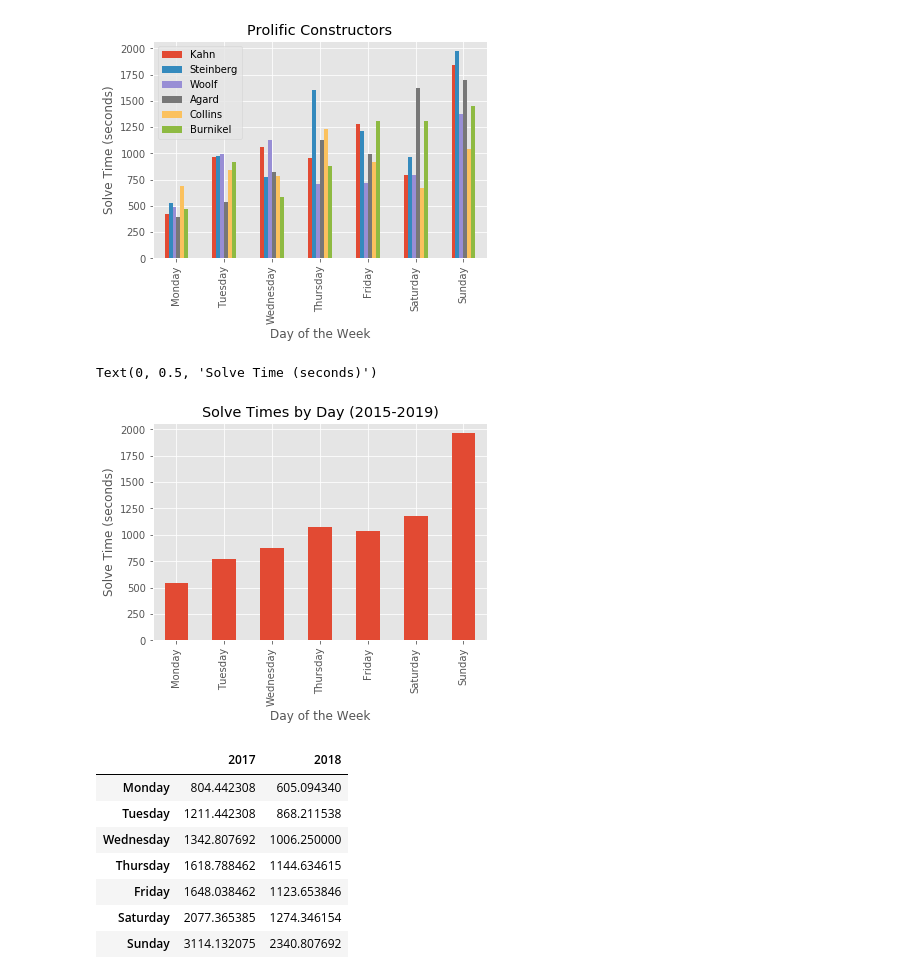
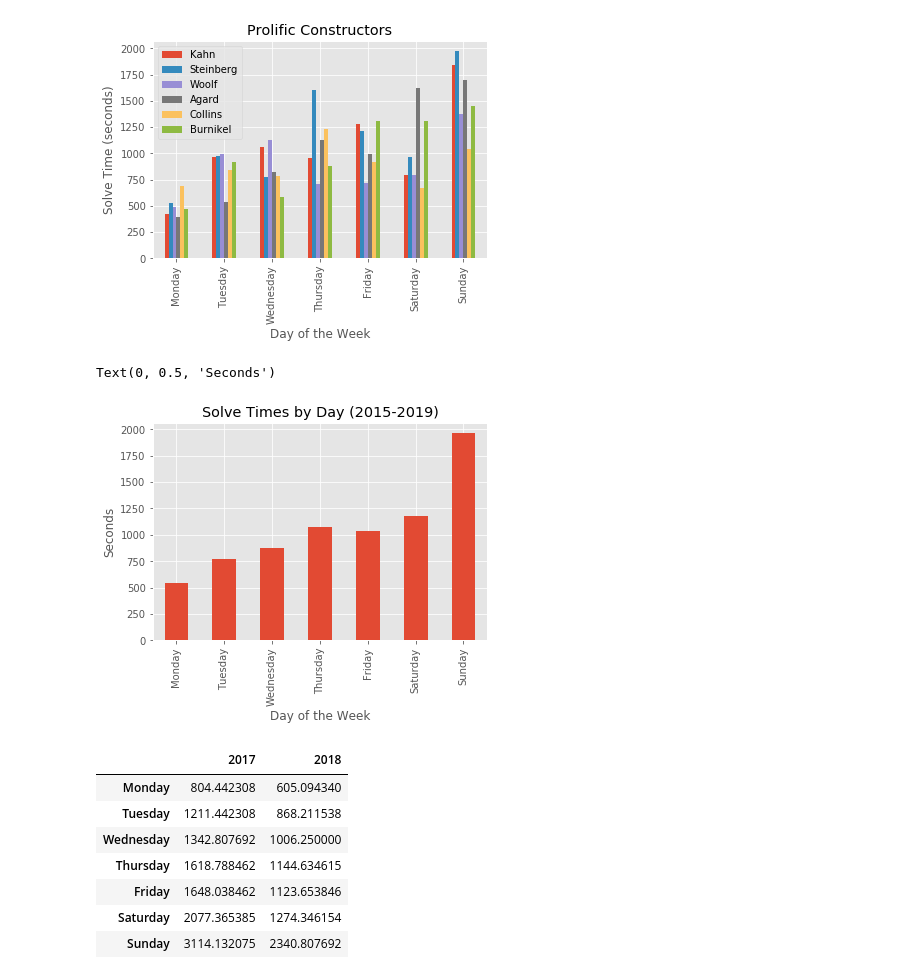
Before and after one commit to kejohnson1231/Crosswords, a Jupyter notebook: capstone_one_clean.ipynb, the cells around one changed output. Drawn from its saved outputs; the diff is of its cells as text; code cells hidden in the pictures.

```diff
--- a/capstone_one_clean.ipynb
+++ b/capstone_one_clean.ipynb
@@ -226,10 +226,10 @@ sorted_days = sorted_days.reindex(["Monday", "Tuesday", "Wednesday", "Thursday",
 # %%
 ax = sorted_days.plot.bar(title = "Solve Times by Day (2015-2019)", legend = False)
 ax.set_xlabel("Day of the Week")
-ax.set_ylabel("Solve Time (seconds)")
+ax.set_ylabel("Seconds")
 # %% [output]
-Text(0, 0.5, 'Solve Time (seconds)')
+Text(0, 0.5, 'Seconds')
-[figure, old version]
+[figure, new version]
 # %%
 df17 = pd.read_csv('puzzle17.csv')
 df18 = pd.read_csv('puzzle18.csv')
```
Also changed, not shown: parts of 2 cells of this notebook, 10 other files.
